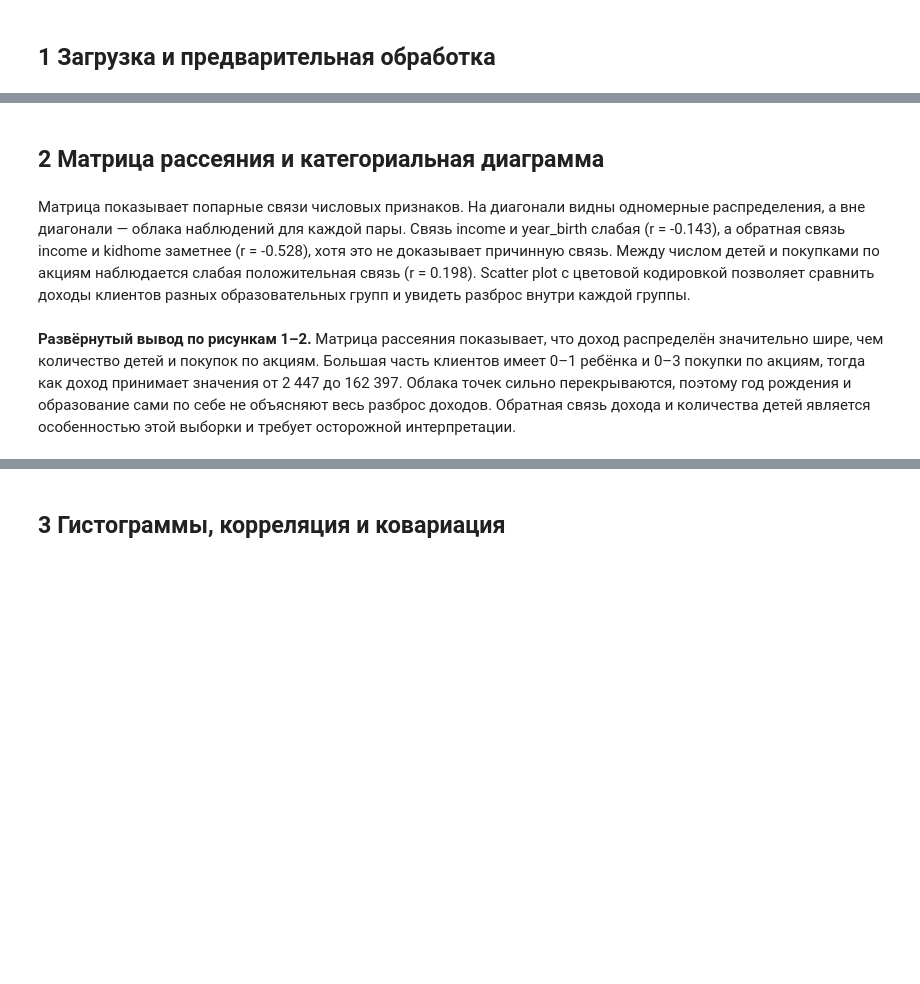
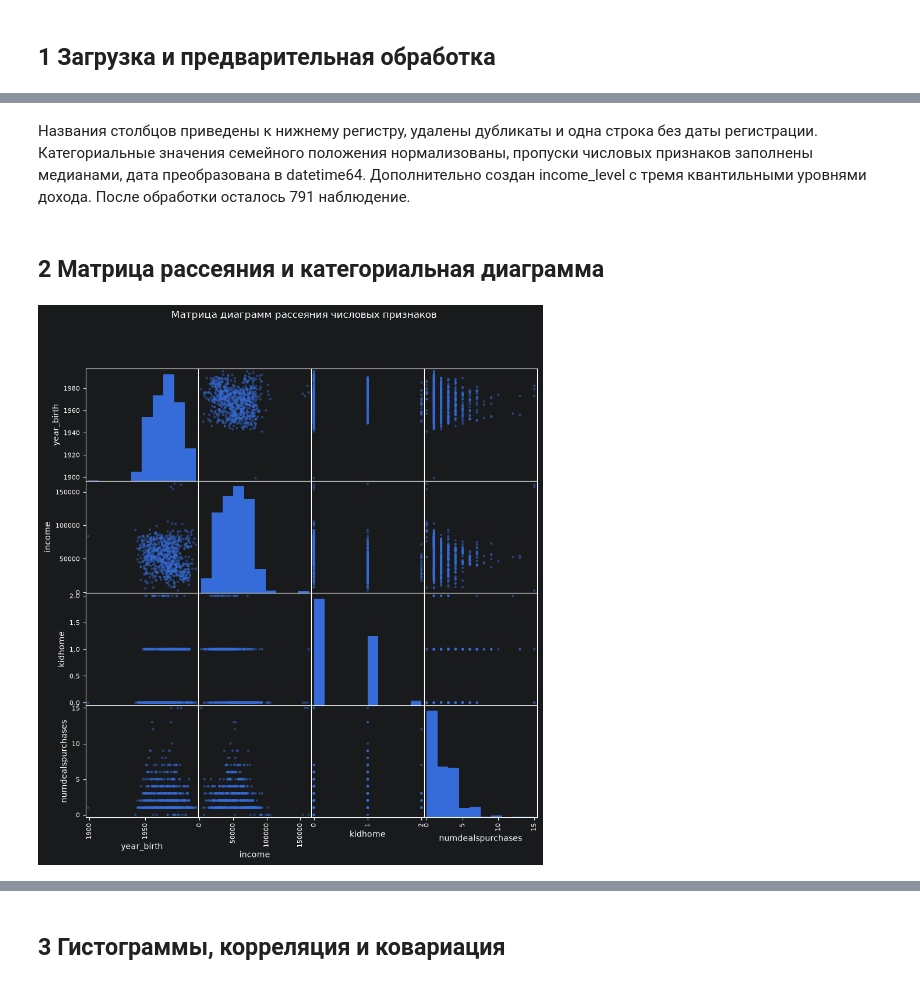
Before and after one commit to MMLive79/ida-laba-2, a Jupyter notebook: main.ipynb, the cells around one changed output, grey strips where cells are left out. Saved outputs shown, nothing was run; the diff lists cells and outputs as text; code cells hidden in the pictures; blank space fills up the shorter version.

```diff
--- a/main.ipynb
+++ b/main.ipynb
@@ -32,2 +81,4 @@ df.head()
+# %% [markdown]
+Названия столбцов приведены к нижнему регистру, удалены дубликаты и одна строка без даты регистрации. Категориальные значения семейного положения нормализованы, пропуски числовых признаков заполнены медианами, дата преобразована в datetime64. Дополнительно создан income_level с тремя квантильными уровнями дохода. После обработки осталось 791 наблюдение.
 # %% [markdown]
 ## 2 Матрица рассеяния и категориальная диаграмма
@@ -39,4 +85,8 @@ plt.show()
-# %% [markdown]
-Матрица показывает попарные связи числовых признаков. На диагонали видны одномерные распределения, а вне диагонали — облака наблюдений для каждой пары. Связь income и year_birth слабая (r = -0.143), а обратная связь income и kidhome заметнее (r = -0.528), хотя это не доказывает причинную связь. Между числом детей и покупками по акциям наблюдается слабая положительная связь (r = 0.198). Scatter plot с цветовой кодировкой позволяет сравнить доходы клиентов разных образовательных групп и увидеть разброс внутри каждой группы.
-# %% [markdown]
-**Развёрнутый вывод по рисункам 1–2.** Матрица рассеяния показывает, что доход распределён значительно шире, чем количество детей и покупок по акциям. Большая часть клиентов имеет 0–1 ребёнка и 0–3 покупки по акциям, тогда как доход принимает значения от 2 447 до 162 397. Облака точек сильно перекрываются, поэтому год рождения и образование сами по себе не объясняют весь разброс доходов. Обратная связь дохода и количества детей является особенностью этой выборки и требует осторожной интерпретации.
+# %%
+# Рисунок 1: матрица диаграмм рассеяния
+numeric = ['year_birth', 'income', 'kidhome', 'numdealspurchases']
+pd.plotting.scatter_matrix(df[numeric], figsize=(10, 10), diagonal='hist')
+plt.suptitle('Матрица диаграмм рассеяния числовых признаков')
+plt.show()
+# %% [output]
+[figure, added]
```
Also changed, not shown: parts of 35 cells of this notebook.
